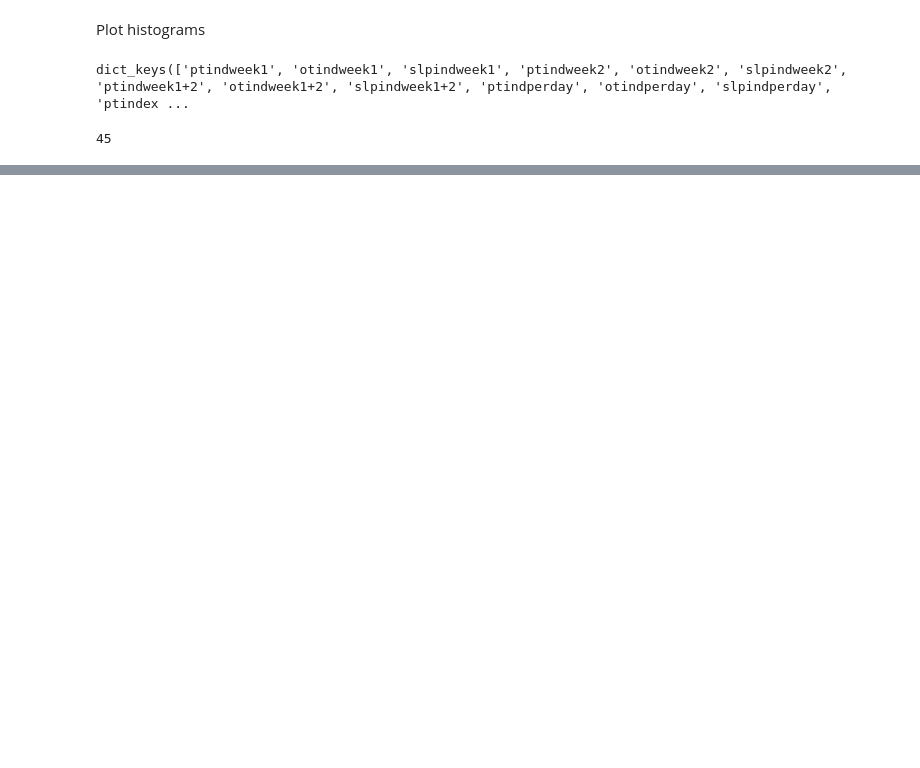
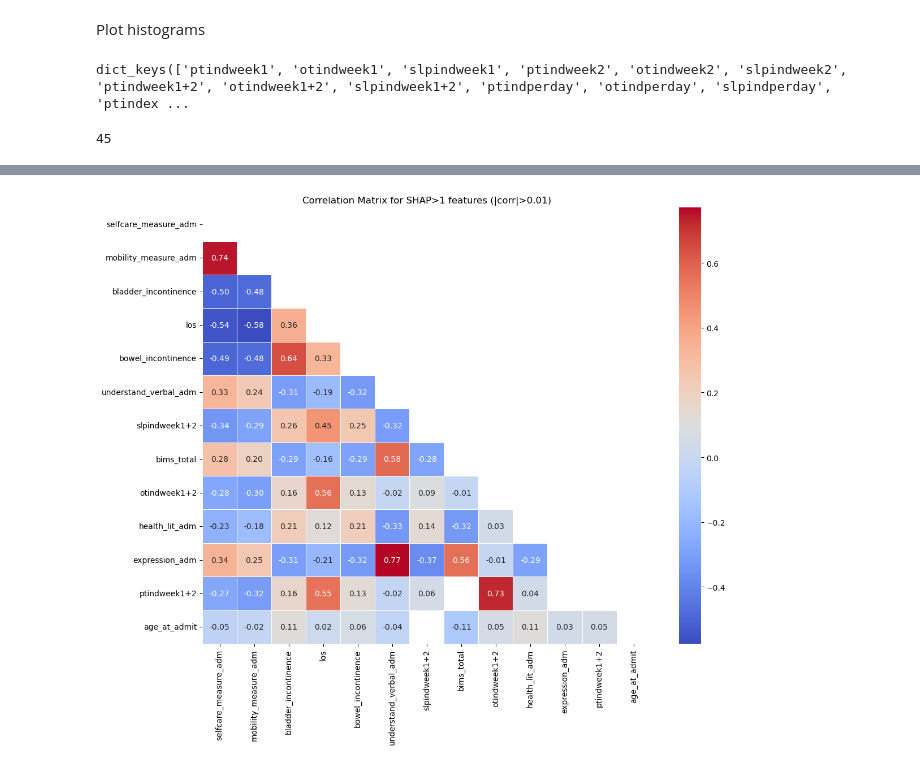
Before and after one commit to d9sus4/KL2, a Jupyter notebook: data_statistics.ipynb, the cells around one changed output, grey strips where cells are left out. Drawn from its saved outputs; the diff is of its cells as text; code cells hidden in the pictures; blank space fills up the shorter version.

```diff
--- a/data_statistics.ipynb
+++ b/data_statistics.ipynb
@@ -176,0 +177,63 @@ correlation_matrix = generate_correlation_matrix(df, exclude_binary=False, thres
+# %%
+import pandas as pd
+import numpy as np
+import matplotlib.pyplot as plt
+import seaborn as sns
+
+TH = 0.01
+
+# 1) hard‑coded list of all features whose SHAP > 1 in either model
+important_features = [
+    'selfcare_measure_adm',
+    'mobility_measure_adm',
+    'bladder_incontinence',
+    'los',
+    'bowel_incontinence',
+    'understand_verbal_adm',
+    'slpindweek1+2',
+    'bims_total',
+    'otindweek1+2',
+    'health_lit_adm',
+    'expression_adm',
+    'ptindweek1+2',
+    'age_at_admit',
+]
+
+def plot_corr_for_important(df,
+                            features,
+                            exclude_binary=True,
+                            threshold=TH):
+    """
+    Plot correlation matrix only for `features`.
+    """
+    X = df.loc[:, features].copy()
+
+    # optionally strip out pure‑binary cols
+    if exclude_binary:
+        X = X.loc[:, X.nunique() > 2]
+
+    corr = X.corr()
+    corr_to_plot = corr.where(np.abs(corr) > threshold, np.nan)
+
+    plt.figure(figsize=(12, 10))
+    sns.heatmap(
+        corr_to_plot,
+        annot=True,
+        cmap="coolwarm",
+        fmt=".2f",
+        linewidths=0.5,
+        mask=np.triu(np.ones_like(corr_to_plot, dtype=bool))
+    )
+    plt.title(f"Correlation Matrix for SHAP>1 features (|corr|>{threshold})")
+    plt.tight_layout()
+    plt.savefig('correlation_matrix_important.png')
+    plt.show()
+
+    return corr
+
+# call it:
+corr_matrix = plot_corr_for_important(df, important_features,
+                                      exclude_binary=False,
+                                      threshold=TH)
+# %% [output]
+[figure, added]
```
Also changed, not shown: parts of 3 cells of this notebook, 12 other files.
